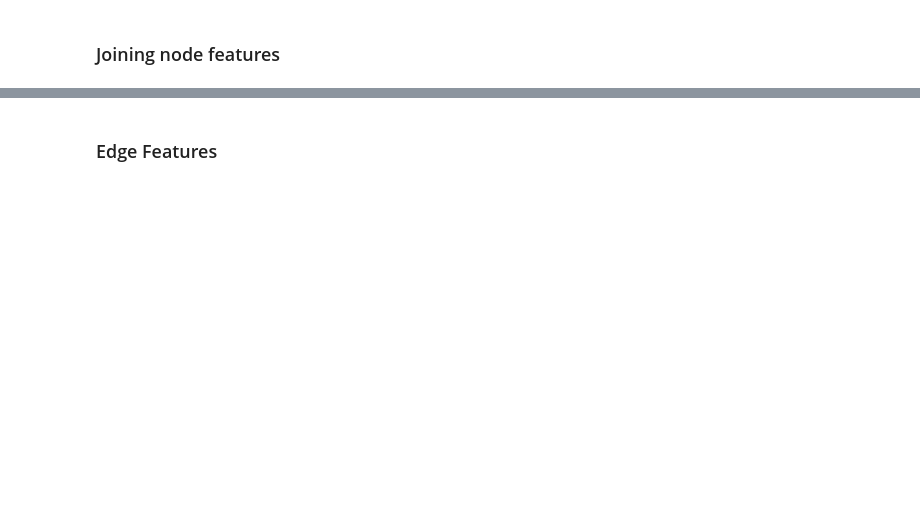
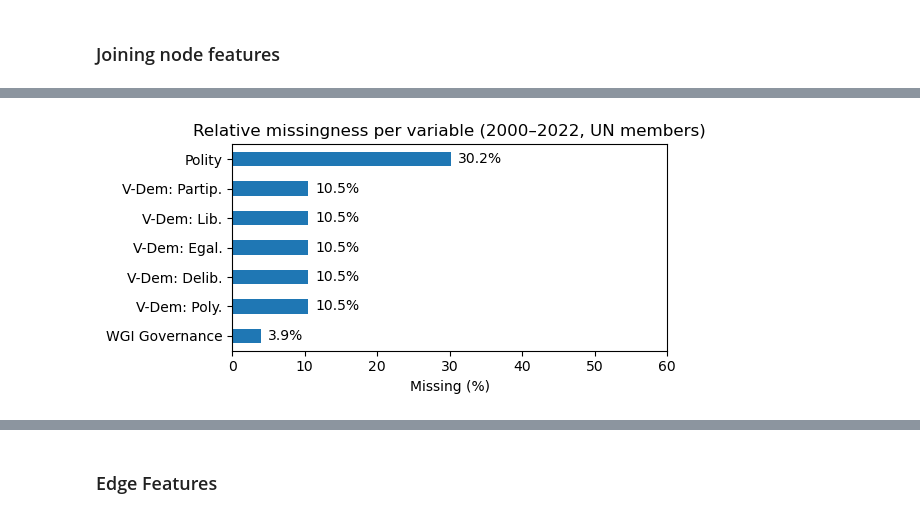
Before and after one commit to samrauh/dlss-project, a Jupyter notebook: data_collection/political/political_graph.ipynb, the cells around one changed output, grey strips where cells are left out. Cells and saved outputs as stored; diff of their text form; code cells hidden in the pictures; blank space fills up the shorter version.

```diff
--- a/data_collection/political/political_graph.ipynb
+++ b/data_collection/political/political_graph.ipynb
@@ -380,3 +306,42 @@ estimate : 23860
+# %%
+# Relative missingness
+
+# Columns to exclude from missingness stats (adjust if needed)
+exclude = {"country", "year"}
+cols = [c for c in scope_nodes.columns if c not in exclude]
+
+# Relative missingness (fraction) per column
+missing_frac = scope_nodes[cols].isna().mean()
+
+# Keep only columns with any missingness
+missing_frac = missing_frac[missing_frac > 0].sort_values(ascending=True)  # ascending for nicer horiz plot
+
+# Convert to percent
+missing_pct = (missing_frac * 100).round(1)
+missing_pct = missing_pct.rename(index={"Democracy": "Polity",
+                                        "estimate":"WGI Governance",
+                                        "v2x_partipdem":"V-Dem: Partip.",
+                                        "v2x_libdem":"V-Dem: Lib.",
+                                        "v2x_egaldem":"V-Dem: Egal.",
+                                        "v2x_delibdem":"V-Dem: Delib.",
+                                        "v2x_polyarchy":"V-Dem: Poly."})
+
+# Horizontal bar plot
+plt.figure(figsize=(6, 3))
+ax = missing_pct.plot.barh()
+ax.set_xlabel("Missing (%)")
+ax.set_ylabel("")
+ax.set_title("Relative missingness per variable (2000–2022, UN members)")
+ax.set_xlim(0, 60)
+
+# Add percentage labels at the end of bars
+for i, v in enumerate(missing_pct.values):
+    ax.text(v + 1, i, f"{v:.1f}%", va="center")  # +1 for spacing; adjust if axis too tight
+
+plt.tight_layout()
+plt.show()
+# %% [output]
+[figure, added]
 # %%
 
 # Make sure data is sorted by group and time
```
Also changed, not shown: parts of 24 cells of this notebook, 18 other files.
